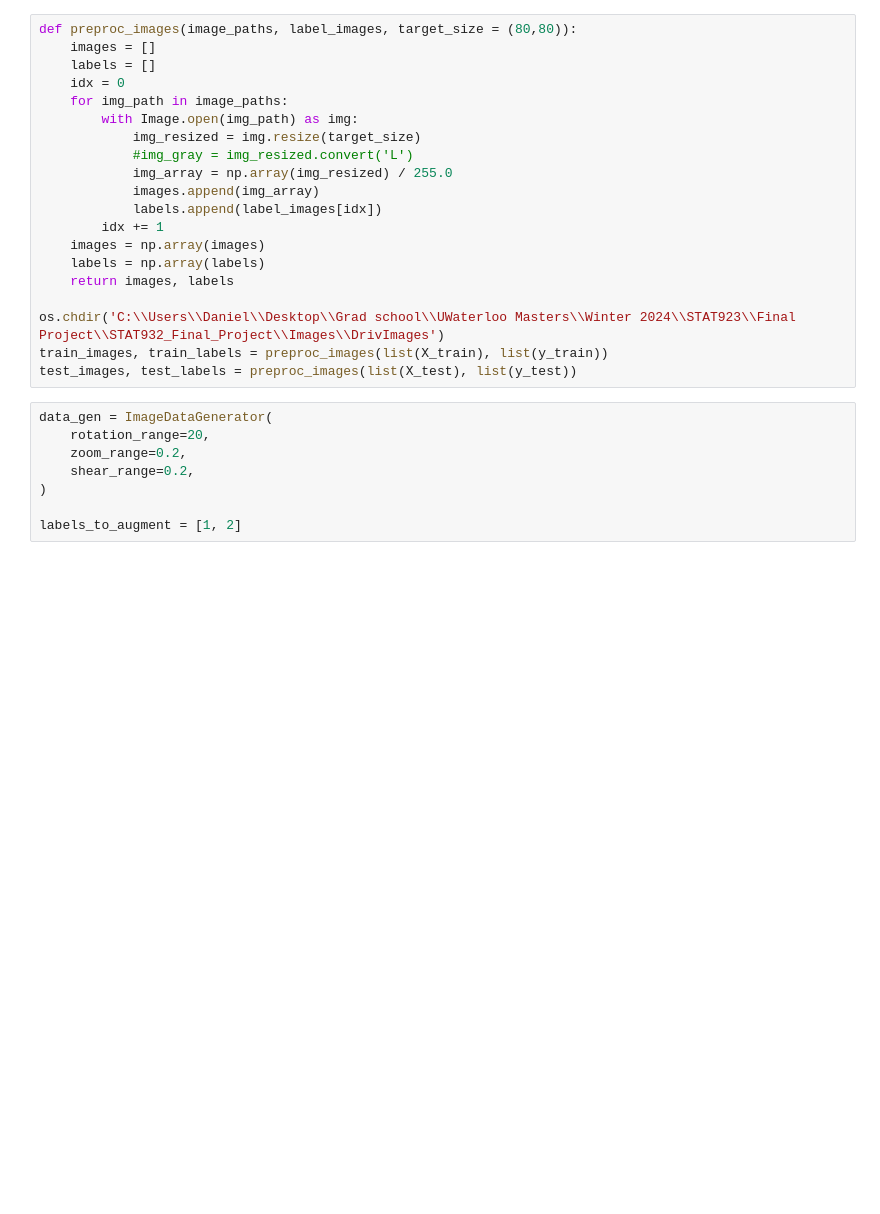
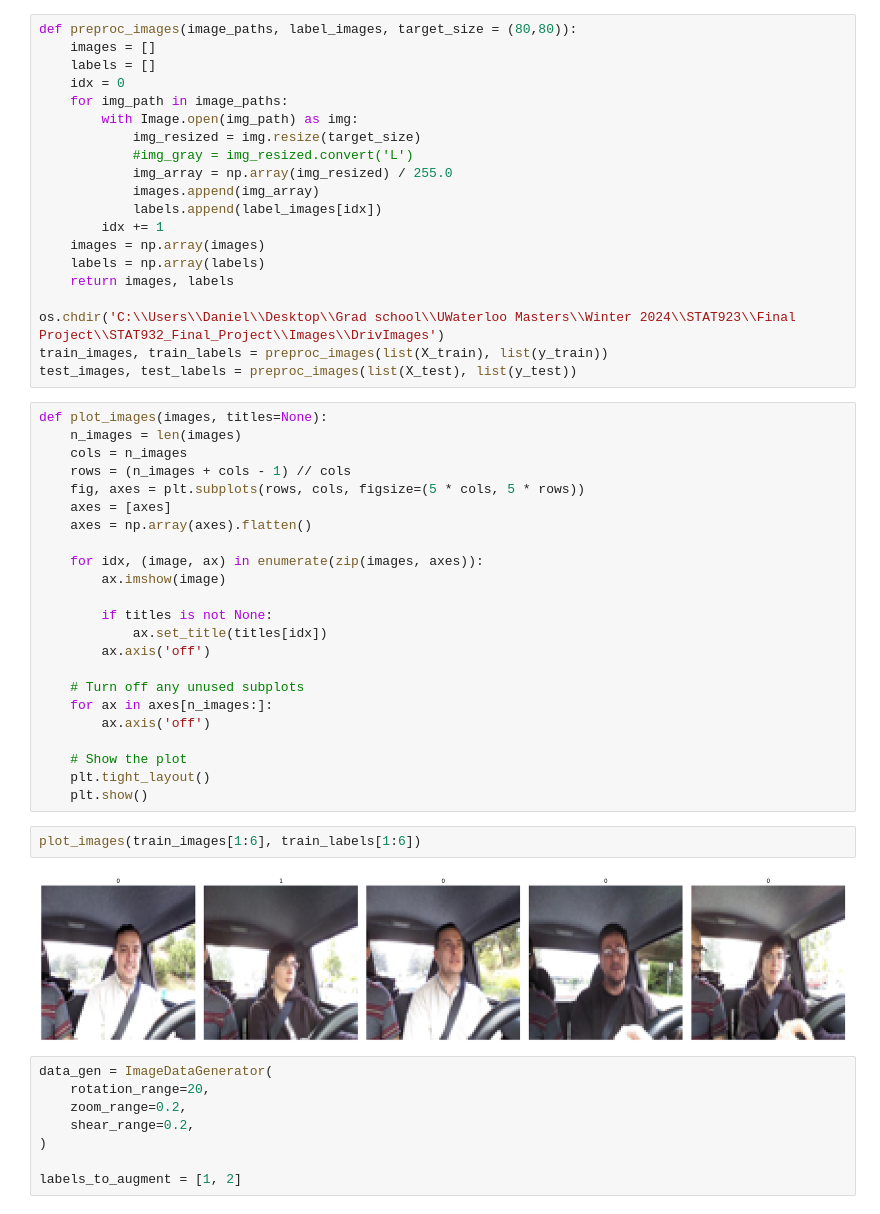
Before and after one commit to d287zhan/STAT923_Final_Project, a Jupyter notebook: PCA/PCA.ipynb, the cells around one changed output. Cells and saved outputs as stored; diff of their text form; blank space fills up the shorter version.

Commit message:
plotted resized images

```diff
--- a/PCA/PCA.ipynb
+++ b/PCA/PCA.ipynb
@@ -72,6 +72,33 @@ def preproc_images(image_paths, label_images, target_size = (80,80)):
 os.chdir('C:\\Users\\Daniel\\Desktop\\Grad school\\UWaterloo Masters\\Winter 2024\\STAT923\\Final Project\\STAT932_Final_Project\\Images\\DrivImages')
 train_images, train_labels = preproc_images(list(X_train), list(y_train))
 test_images, test_labels = preproc_images(list(X_test), list(y_test))
+# %%
+def plot_images(images, titles=None):
+    n_images = len(images)
+    cols = n_images
+    rows = (n_images + cols - 1) // cols
+    fig, axes = plt.subplots(rows, cols, figsize=(5 * cols, 5 * rows))
+    axes = [axes]
+    axes = np.array(axes).flatten()
+
+    for idx, (image, ax) in enumerate(zip(images, axes)):
+        ax.imshow(image)
+
+        if titles is not None:
+            ax.set_title(titles[idx])
+        ax.axis('off')
+
+    # Turn off any unused subplots
+    for ax in axes[n_images:]:
+        ax.axis('off')
+
+    # Show the plot
+    plt.tight_layout()
+    plt.show()
+# %%
+plot_images(train_images[1:6], train_labels[1:6])
+# %% [output]
+[figure, added]
 # %%
 data_gen = ImageDataGenerator(
     rotation_range=20,
```
